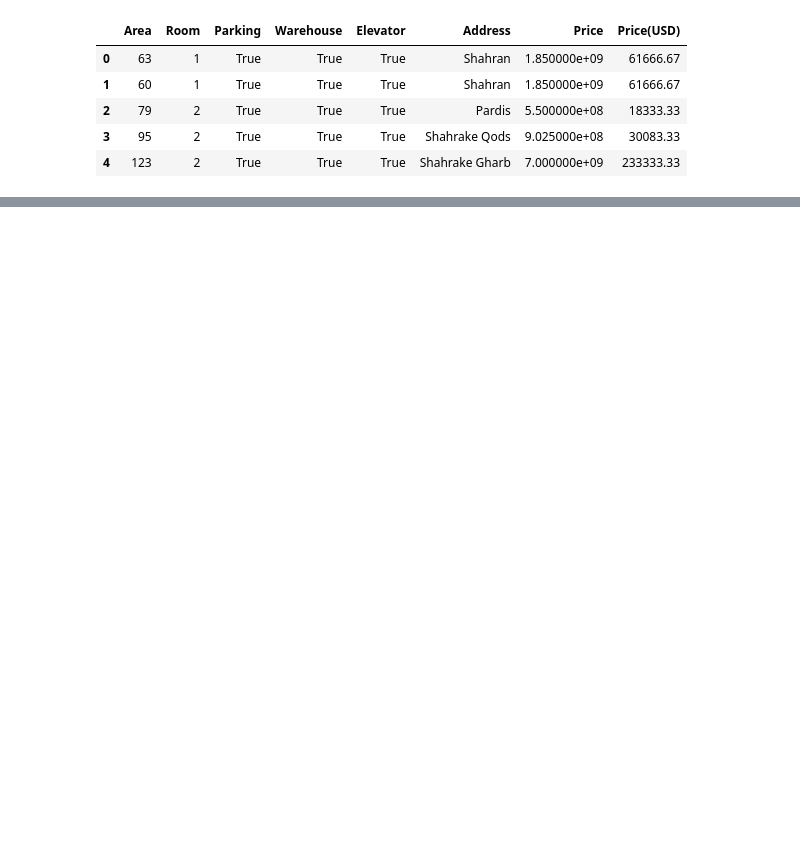
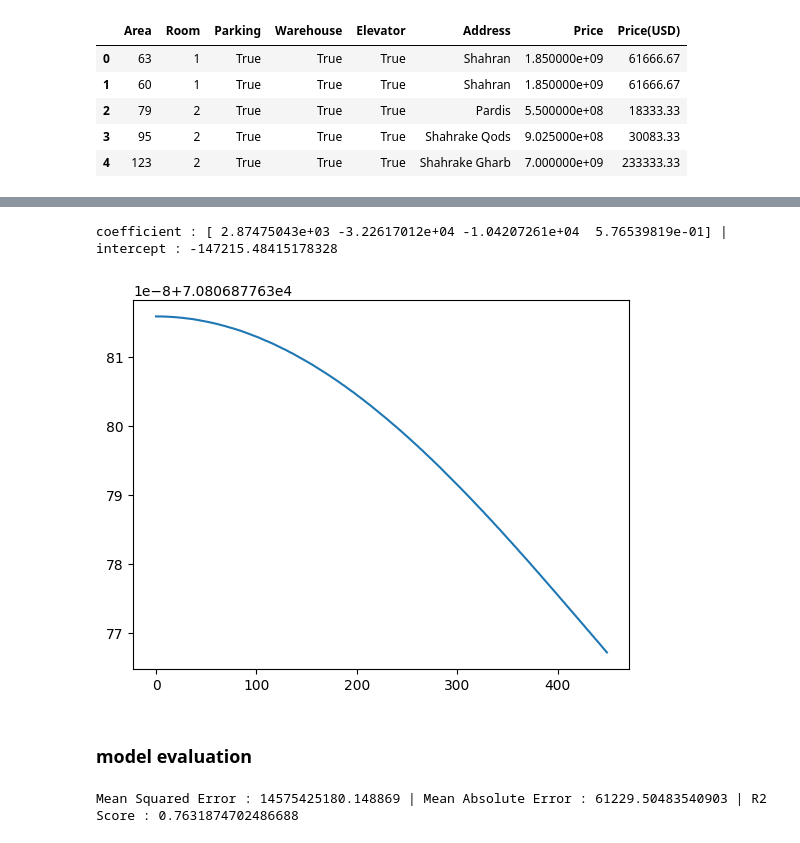
Before and after one commit to fahime9407/predict-housePrice, a Jupyter notebook: main.ipynb, the cells around one changed output, grey strips where cells are left out. Cells and saved outputs as stored; diff of their text form; code cells hidden in the pictures; blank space fills up the shorter version.

```diff
--- a/main.ipynb
+++ b/main.ipynb
@@ -189,0 +168,5 @@ plt.show()
+# %%
+from sklearn.preprocessing import PolynomialFeatures
+
+poly = PolynomialFeatures(degree=3)
+x_train_poly = poly.fit_transform(x_train)
@@ -189,0 +192,16 @@ plt.show()
+# %%
+model = LinearRegression()
+model.fit(x_train_poly, y_train)
+
+print(f"coefficient : {mymodel.coef_[0]} | intercept : {mymodel.intercept_[0]}")
+# %% [output]
+coefficient : [ 2.87475043e+03 -3.22617012e+04 -1.04207261e+04  5.76539819e-01] | intercept : -147215.48415178328
+# %%
+x = np.arange(0, 450, 1)
+y = model.intercept_[0] + model.coef_[0][0] * x + model.coef_[0][1] * (np.pow(x, 2)) + model.coef_[0][2] * (np.pow(x, 3)) + model.coef_[0][3] * (np.pow(x, 4))
+plt.plot(x, y)
+plt.show()
+# %% [output]
+[figure, added]
+# %% [markdown]
+### model evaluation
@@ -189,0 +211,8 @@ plt.show()
+# %%
+msee = np.mean((y_test - y_pred_poly) ** 2)
+maee = np.mean(np.absolute(y_test - y_pred_poly))
+r22 = r2_score(y_test, y_pred_poly)
+
+print(f"mean squared error : {msee} | mean absolute error : {maee} | r2 score : {r22}".title())
+# %% [output]
+Mean Squared Error : 14575425180.148869 | Mean Absolute Error : 61229.50483540903 | R2 Score : 0.7631874702486688
```
Also changed, not shown: parts of 35 cells of this notebook.
